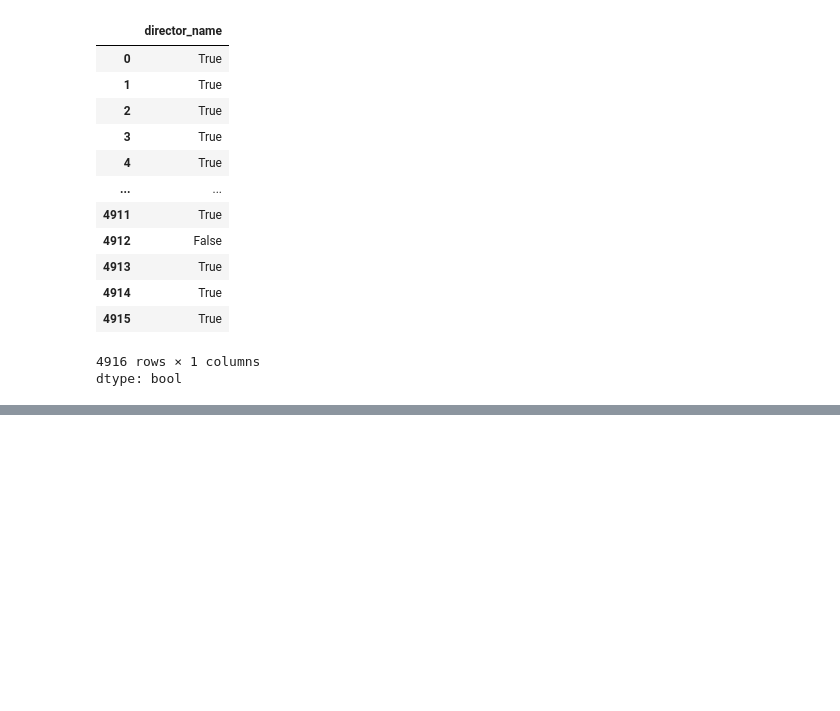
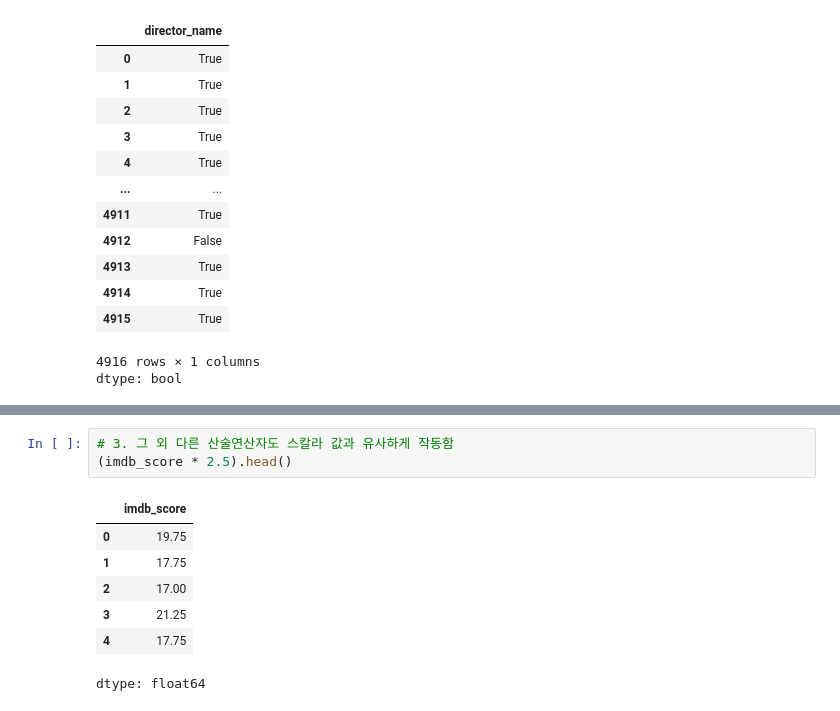
Before and after one commit to allyreum/R_study, a Jupyter notebook: Pandas_Cookbook_2e.ipynb, the cells around one changed output, grey strips where cells are left out. Cells and saved outputs as stored; diff of their text form; blank space fills up the shorter version.

```diff
--- a/Pandas_Cookbook_2e.ipynb
+++ b/Pandas_Cookbook_2e.ipynb
@@ -415,0 +453,11 @@ dtype: bool
+# %%
+# 3. 그 외 다른 산술연산자도 스칼라 값과 유사하게 작동함
+(imdb_score * 2.5).head()
+# %% [output]
+|  | imdb_score |
+| 0 | 19.75 |
+| 1 | 17.75 |
+| 2 | 17.00 |
+| 3 | 21.25 |
+| 4 | 17.75 |
+dtype: float64
```
Also changed, not shown: parts of 15 cells of this notebook.
